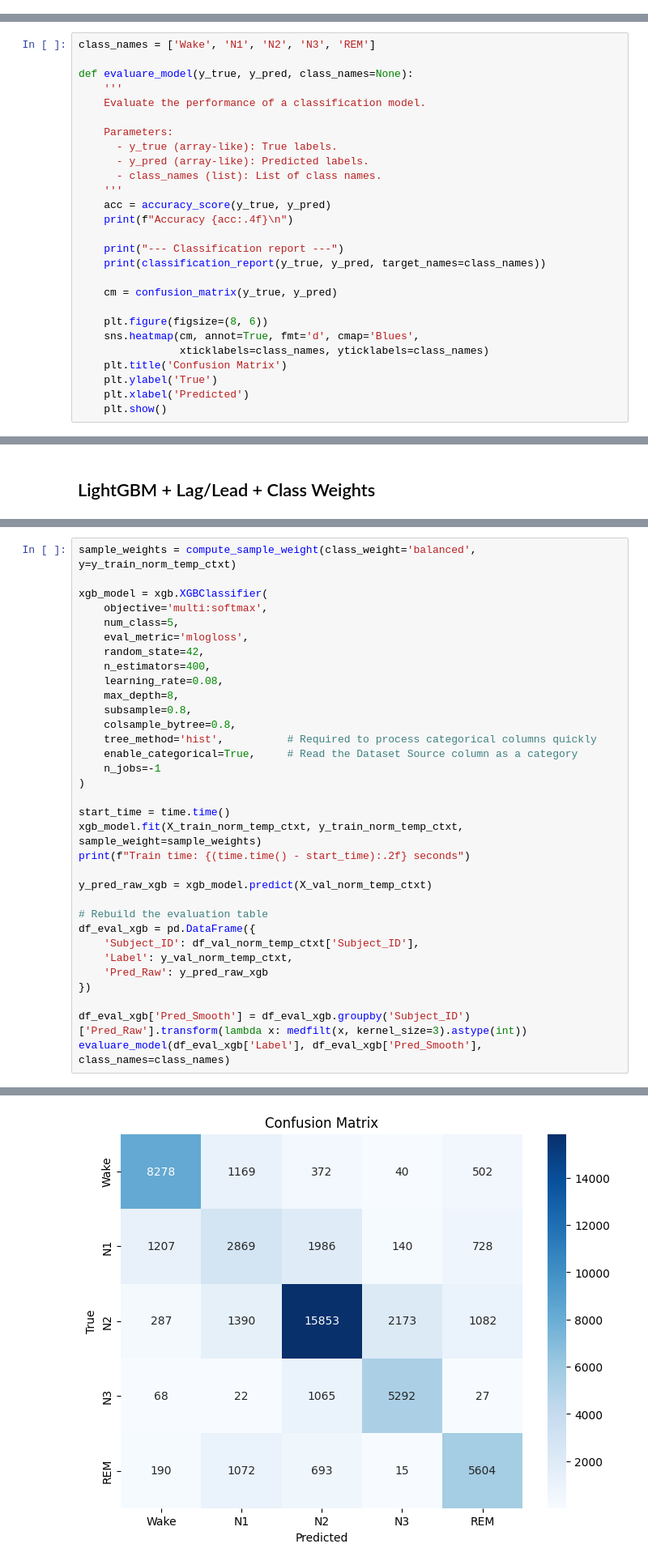
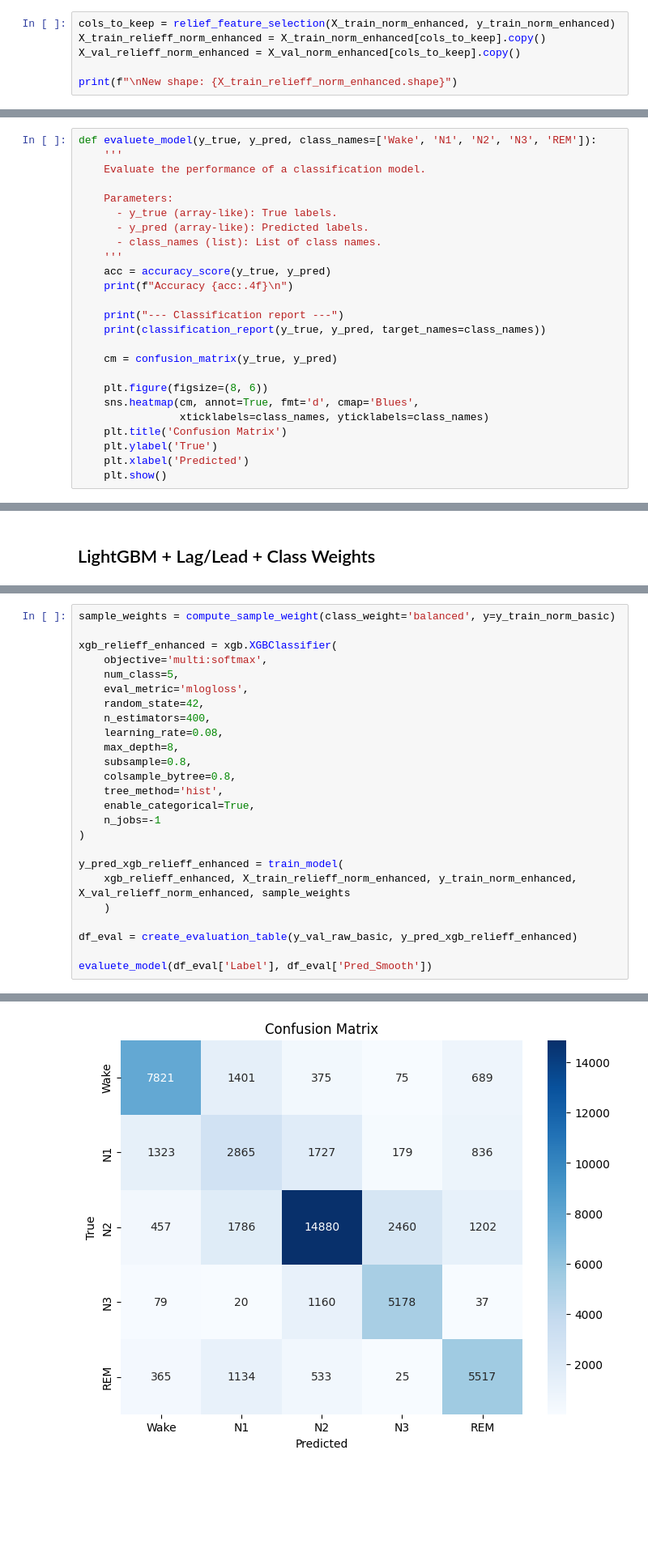
Before and after one commit to CarmenTheodoraCraciun/Sleep-Quality-Based-EEG-Signals, a Jupyter notebook: ml_models/2_Tree_based_models.ipynb, the cells around one changed output, grey strips where cells are left out. Shown at 81% size. Saved outputs shown, nothing was run; the diff lists cells and outputs as text; blank space fills up the shorter version.

Commit message:
Clean ml models

```diff
--- a/ml_models/2_Tree_based_models.ipynb
+++ b/ml_models/2_Tree_based_models.ipynb
@@ -259,0 +326,6 @@ New shape : (228213, 146)
+# %%
+cols_to_keep = relief_feature_selection(X_train_norm_enhanced, y_train_norm_enhanced)
+X_train_relieff_norm_enhanced = X_train_norm_enhanced[cols_to_keep].copy()
+X_val_relieff_norm_enhanced = X_val_norm_enhanced[cols_to_keep].copy()
+
+print(f"\nNew shape: {X_train_relieff_norm_enhanced.shape}")
@@ -262,7 +402,5 @@ New shape : (228213, 146)
 # %%
-class_names = ['Wake', 'N1', 'N2', 'N3', 'REM']
-
-def evaluare_model(y_true, y_pred, class_names=None):
+def evaluete_model(y_true, y_pred, class_names=['Wake', 'N1', 'N2', 'N3', 'REM']):
     '''
     Evaluate the performance of a classification model.
 
@@ -425,7 +755,7 @@ weighted avg       0.73      0.73      0.73     52124
 # %%
-sample_weights = compute_sample_weight(class_weight='balanced', y=y_train_norm_temp_ctxt)
+sample_weights = compute_sample_weight(class_weight='balanced', y=y_train_norm_basic)
 
-xgb_model = xgb.XGBClassifier(
+xgb_relieff_enhanced = xgb.XGBClassifier(
     objective='multi:softmax',
     num_class=5,
     eval_metric='mlogloss',
@@ -435,24 +765,16 @@ xgb_model = xgb.XGBClassifier(
     max_depth=8,
     subsample=0.8,
     colsample_bytree=0.8,
-    tree_method='hist',          # Required to process categorical columns quickly
-    enable_categorical=True,     # Read the Dataset Source column as a category
+    tree_method='hist',
+    enable_categorical=True,
     n_jobs=-1
 )
 
-start_time = time.time()
-xgb_model.fit(X_train_norm_temp_ctxt, y_train_norm_temp_ctxt, sample_weight=sample_weights)
-print(f"Train time: {(time.time() - start_time):.2f} seconds")
+y_pred_xgb_relieff_enhanced = train_model(
+    xgb_relieff_enhanced, X_train_relieff_norm_enhanced, y_train_norm_enhanced, X_val_relieff_norm_enhanced, sample_weights
+    )
 
-y_pred_raw_xgb = xgb_model.predict(X_val_norm_temp_ctxt)
+df_eval = create_evaluation_table(y_val_raw_basic, y_pred_xgb_relieff_enhanced)
 
-# Rebuild the evaluation table
-df_eval_xgb = pd.DataFrame({
-    'Subject_ID': df_val_norm_temp_ctxt['Subject_ID'],
-    'Label': y_val_norm_temp_ctxt,
-    'Pred_Raw': y_pred_raw_xgb
-})
-
-df_eval_xgb['Pred_Smooth'] = df_eval_xgb.groupby('Subject_ID')['Pred_Raw'].transform(lambda x: medfilt(x, kernel_size=3).astype(int))
-evaluare_model(df_eval_xgb['Label'], df_eval_xgb['Pred_Smooth'], class_names=class_names)
+evaluete_model(df_eval['Label'], df_eval['Pred_Smooth'])
 # %% [output]
@@ -474 +797 @@ weighted avg       0.73      0.73      0.73     52124
-[figure, old version]
+[figure, new version]
```
Also changed, not shown: parts of 68 cells of this notebook, 1 other file.
